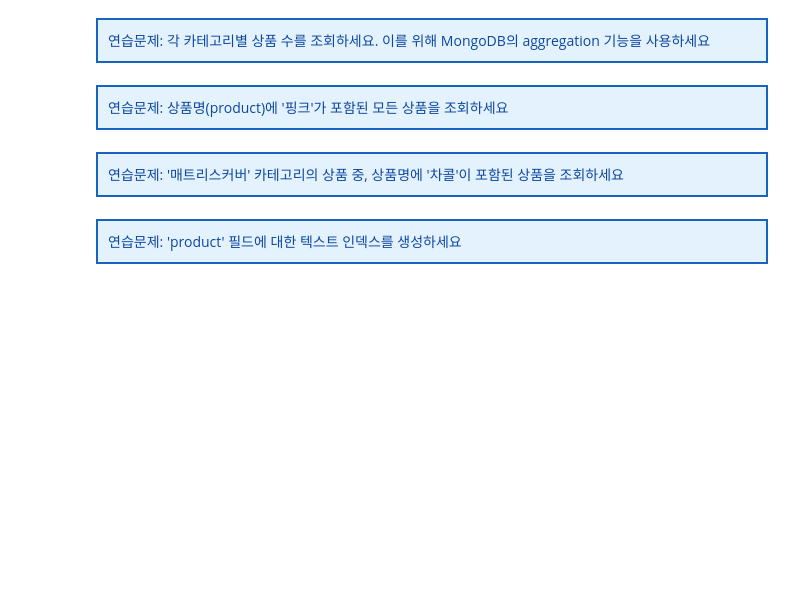
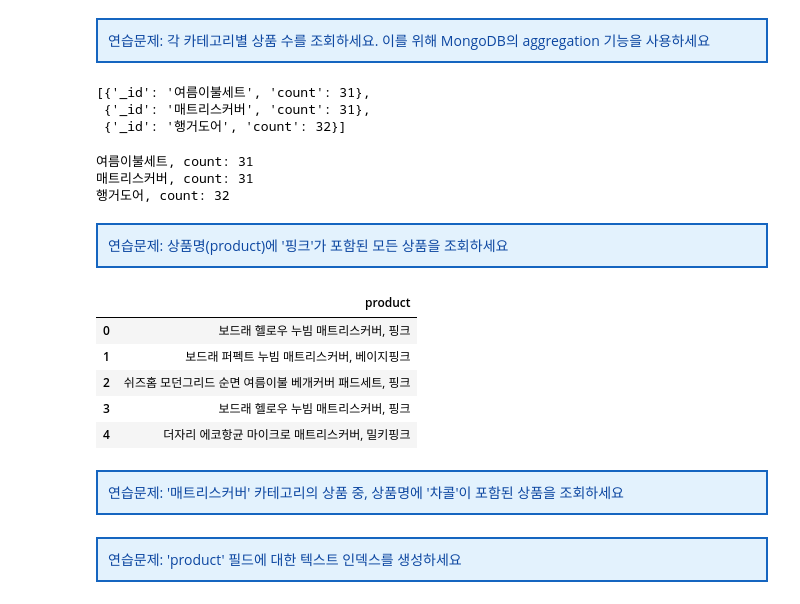
Before and after one commit to hyg12323/py251120, a Jupyter notebook: human/데이터분석/02_NoSQL_MongoDB/07_mongodb_with_pythoncrawling 실습.ipynb, the cells around one changed output. Cells and saved outputs as stored; diff of their text form; code cells hidden in the pictures; blank space fills up the shorter version.

```diff
--- a/human/데이터분석/02_NoSQL_MongoDB/07_mongodb_with_pythoncrawling 실습.ipynb
+++ b/human/데이터분석/02_NoSQL_MongoDB/07_mongodb_with_pythoncrawling 실습.ipynb
@@ -143,10 +297,42 @@ for page_num in range(10):
 <div class="alert alert-block" style="border: 2px solid #1565C0;background-color:#E3F2FD;padding:10px">
 <font size="3em" style="color:#0D47A1;">연습문제: 각 카테고리별 상품 수를 조회하세요. 이를 위해 MongoDB의 aggregation 기능을 사용하세요</font><br>
 </div>
+# %%
+pipeline =[
+    {"$group":{"_id": "$category","count" : {"$sum": 1}}},
+
+]
+
+list(collection.aggregate(pipeline))
+# %% [output]
+[{'_id': '여름이불세트', 'count': 31},
+ {'_id': '매트리스커버', 'count': 31},
+ {'_id': '행거도어', 'count': 32}]
+# %%
+pipeline = [
+    {"$group": { "_id": "$category", "count": { "$sum": 1} } },
+    { "$project": { "_id": 0, "category": "$_id", "count": 1} }
+]
+for category_count in collection.aggregate(pipeline):
+    print(category_count['category'] + ", count:", category_count['count'])
+# %% [output]
+여름이불세트, count: 31
+매트리스커버, count: 31
+행거도어, count: 32
 # %% [markdown]
 <div class="alert alert-block" style="border: 2px solid #1565C0;background-color:#E3F2FD;padding:10px">
 <font size="3em" style="color:#0D47A1;">연습문제: 상품명(product)에 '핑크'가 포함된 모든 상품을 조회하세요</font><br>
 </div>
+# %%
+pd.DataFrame(collection.find({"product": {"$regex": ".*핑크.*"}},
+                {"_id" : 0,"product" :1 }))
+# %% [output]
+|  | product |
+| 0 | 보드래 헬로우 누빔 매트리스커버, 핑크 |
+| 1 | 보드래 퍼펙트 누빔 매트리스커버, 베이지핑크 |
+| 2 | 쉬즈홈 모던그리드 순면 여름이불 베개커버 패드세트, 핑크 |
+| 3 | 보드래 헬로우 누빔 매트리스커버, 핑크 |
+| 4 | 더자리 에코항균 마이크로 매트리스커버, 밀키핑크 |
 # %% [markdown]
 <div class="alert alert-block" style="border: 2px solid #1565C0;background-color:#E3F2FD;padding:10px">
 <font size="3em" style="color:#0D47A1;">연습문제: '매트리스커버' 카테고리의 상품 중, 상품명에 '차콜'이 포함된 상품을 조회하세요</font><br>
```
Also changed, not shown: parts of 11 cells of this notebook, 9 other files.
